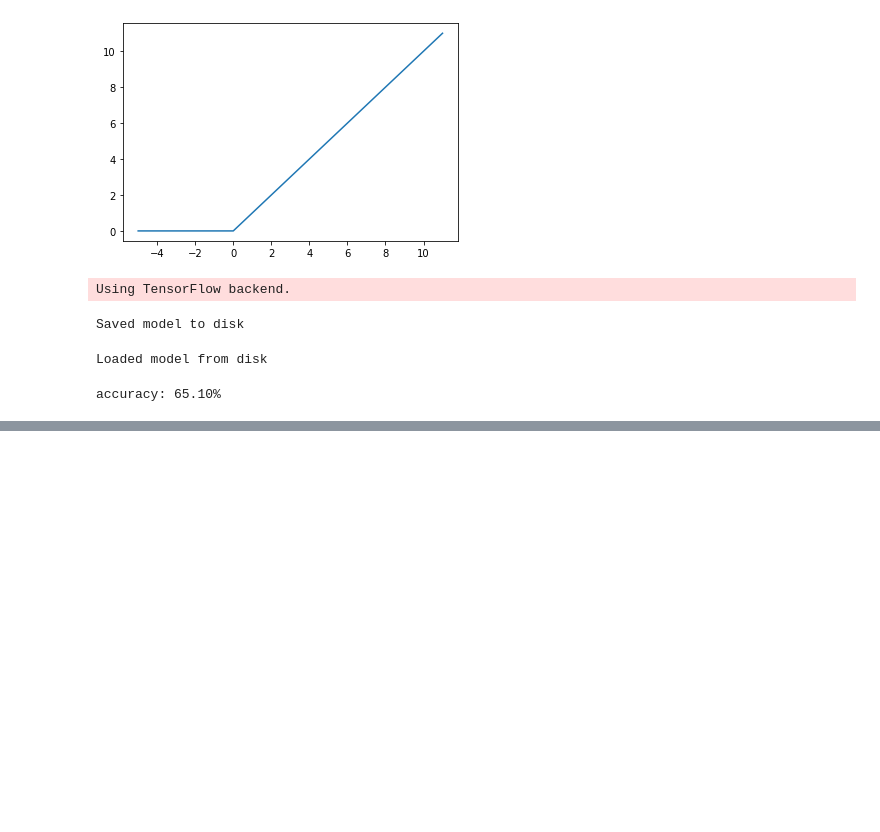
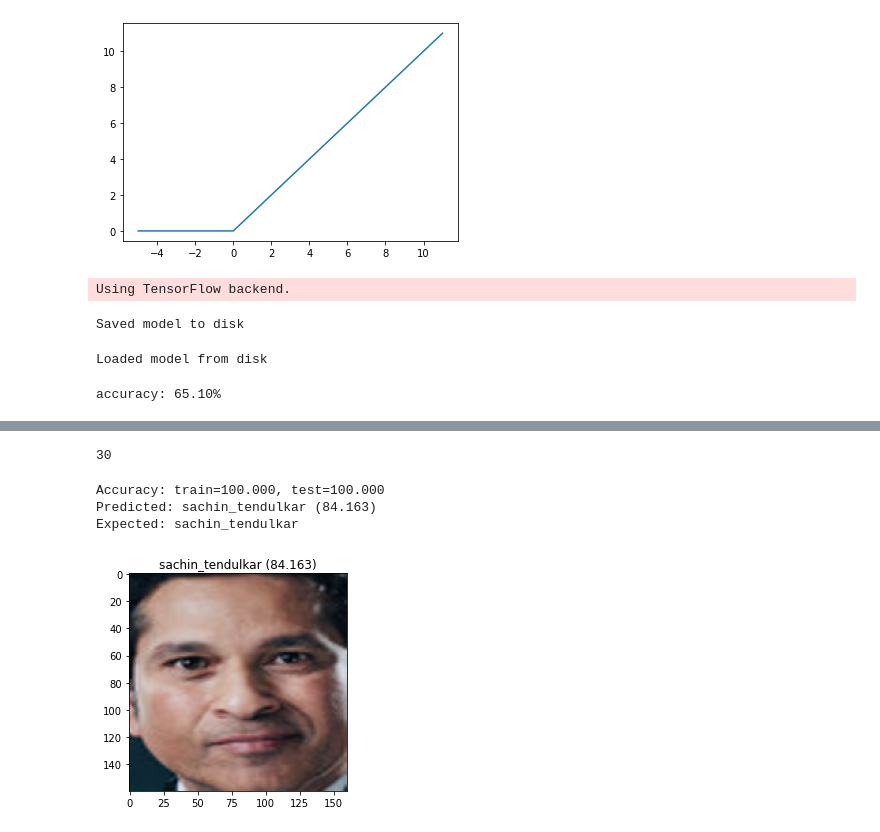
Before and after one commit to pratikroy/Facerecognition, a Jupyter notebook: FaceNet/NN_with_Keras.ipynb, the cells around one changed output, grey strips where cells are left out. Saved outputs shown, nothing was run; the diff lists cells and outputs as text; code cells hidden in the pictures; blank space fills up the shorter version.

Commit message:
Tested face model with new data

```diff
--- a/FaceNet/NN_with_Keras.ipynb
+++ b/FaceNet/NN_with_Keras.ipynb
@@ -429,0 +631,40 @@ accuracy: 65.10%
+# %%
+len(testX)
+# %% [output]
+30
+# %%
+selection = 29
+# %%
+random_face_pixels = testX_faces[selection]
+random_face_emb = testX[selection]
+random_face_class = testy[selection]
+random_face_name = out_encoder.inverse_transform([random_face_class])
+# Predict
+yhat_train = model.predict(trainX)
+yhat_test = model.predict(testX)
+# Compute score
+score_train = accuracy_score(trainy, yhat_train)
+score_test = accuracy_score(testy, yhat_test)
+# Print the result
+print('Accuracy: train=%.3f, test=%.3f' % (score_train*100, score_test*100))
+# Used for visualization part
+# Prediction for the face
+samples = expand_dims(random_face_emb, axis=0)
+yhat_class = model.predict(samples)
+yhat_prob = model.predict_proba(samples)
+# Used for visualization part, get the name
+class_index = yhat_class[0]
+class_probability = yhat_prob[0, class_index] * 100
+predict_names = out_encoder.inverse_transform(yhat_class)
+print('Predicted: %s (%.3f)' % (predict_names[0], class_probability))
+print('Expected: %s' % random_face_name[0])
+# plot the image for better visualization
+pyplot.imshow(random_face_pixels)
+title = '%s (%.3f)' % (predict_names[0], class_probability)
+pyplot.title(title)
+pyplot.show()
+# %% [output]
+Accuracy: train=100.000, test=100.000
+Predicted: sachin_tendulkar (84.163)
+Expected: sachin_tendulkar
+[figure, added]
```
Also changed, not shown: parts of 16 cells of this notebook, 23 other files.
